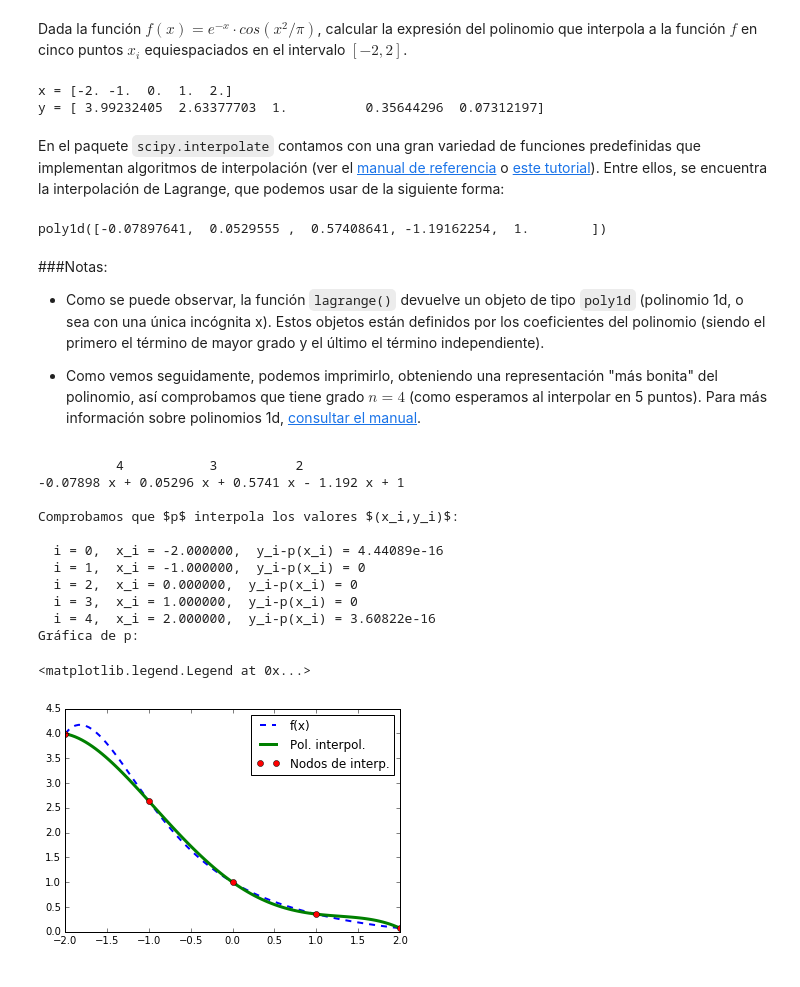
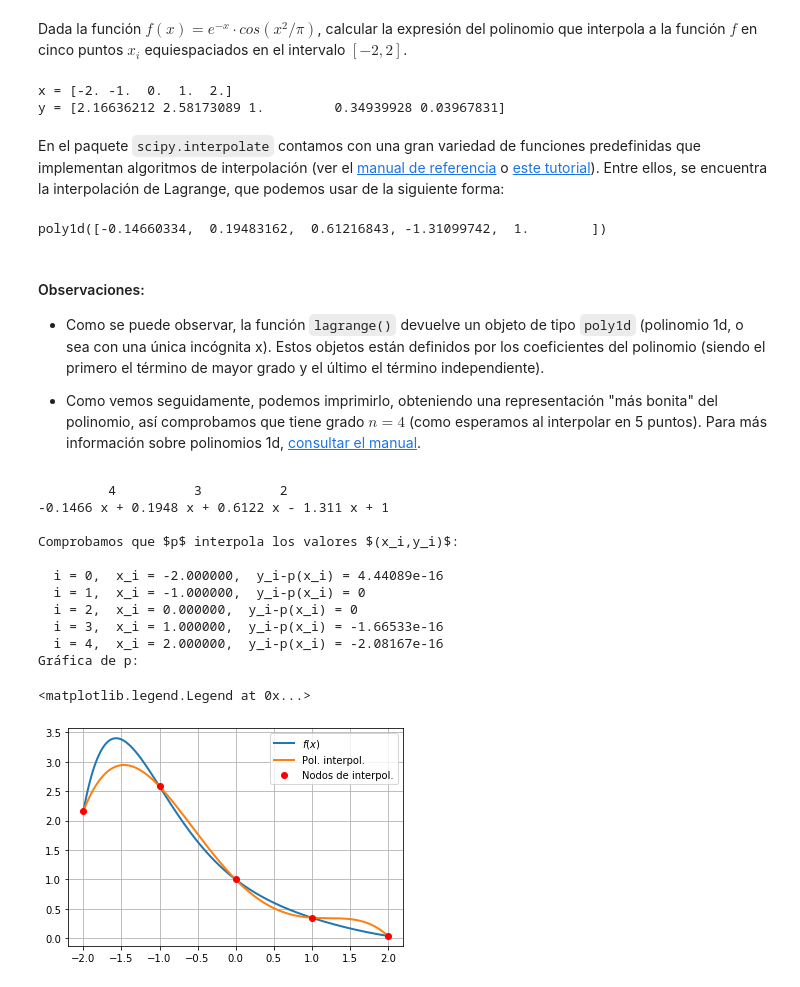
Before and after one commit to rrgalvan/python-mnii, a Jupyter notebook: 2-interpolacion/Tema-2_Pb-1.ipynb, the cells around one changed output. Drawn from its saved outputs; the diff is of its cells as text; code cells hidden in the pictures.

Commit message:
Actualizo problema 1 interpol

```diff
--- a/2-interpolacion/Tema-2_Pb-1.ipynb
+++ b/2-interpolacion/Tema-2_Pb-1.ipynb
@@ -10,5 +9,5 @@ import matplotlib.pyplot as plt
 # %%
-f = lambda x: np.exp(-x)*np.cos(x*x/4)
+f = lambda x: np.exp(-x)*np.cos(x*x/pi)
 
 a, b = -2, 2
 n_puntos = 5 # Nº de puntos de interpolación
@@ -20,7 +19,7 @@ print("x =", x)
 print("y =", y)
 # %% [output]
 x = [-2. -1.  0.  1.  2.]
-y = [ 3.99232405  2.63377703  1.          0.35644296  0.07312197]
+y = [2.16636212 2.58173089 1.         0.34939928 0.03967831]
 # %% [markdown]
 En el paquete `scipy.interpolate` contamos con una gran variedad de
 funciones predefinidas que implementan algoritmos de interpolación
@@ -37,9 +36,9 @@ from scipy.interpolate import lagrange
 p = lagrange(x, y) # Pol. de interpol. de Lagrange en nodos (x_i, y_i)
 p
 # %% [output]
-poly1d([-0.07897641,  0.0529555 ,  0.57408641, -1.19162254,  1.        ])
+poly1d([-0.14660334,  0.19483162,  0.61216843, -1.31099742,  1.        ])
 # %% [markdown]
-###Notas:
+#### Observaciones:
 
 - Como se puede observar, la función `lagrange()` devuelve un objeto de tipo `poly1d` (polinomio 1d, o sea con una única incógnita x). Estos objetos están definidos por los coeficientes del polinomio (siendo el primero el término de mayor grado y el último el término independiente).
 
@@ -47,29 +46,29 @@ poly1d([-0.07897641,  0.0529555 ,  0.57408641, -1.19162254,  1.        ])
 # %%
 print(p)
 print()
 print("Comprobamos que $p$ interpola los valores $(x_i,y_i)$:\n")
 for i in range(n_puntos):
     print ("  i = %i,  x_i = %f,  y_i-p(x_i) = %g" % (i, x[i], y[i] - p( x[i] ) ))
 
 print ("Gráfica de p:")
 
-x_fino = np.linspace(a, b, 100) # 100 puntos entre a y b
-plt.plot(x_fino, f(x_fino), "--", label="f(x)", lw=2)
-plt.plot(x_fino, p(x_fino), label="Pol. interpol.", lw=3)
-plt.plot(x, y, 'o', label="Nodos de interp.")
-
+xx = np.linspace(a, b, 200) # Partición fina (200 puntos entre a y b)
+plt.plot(xx, f(xx), label="$f(x)$", lw=2)
+plt.plot(xx, p(xx), label="Pol. interpol.", lw=2)
+plt.plot(x, y, 'o', label="Nodos de interpol.", c="red")
+plt.grid()
 plt.legend()
 # %% [output]
-          4           3          2
--0.07898 x + 0.05296 x + 0.5741 x - 1.192 x + 1
+         4          3          2
+-0.1466 x + 0.1948 x + 0.6122 x - 1.311 x + 1
 
 Comprobamos que $p$ interpola los valores $(x_i,y_i)$:
 
   i = 0,  x_i = -2.000000,  y_i-p(x_i) = 4.44089e-16
   i = 1,  x_i = -1.000000,  y_i-p(x_i) = 0
   i = 2,  x_i = 0.000000,  y_i-p(x_i) = 0
-  i = 3,  x_i = 1.000000,  y_i-p(x_i) = 0
-  i = 4,  x_i = 2.000000,  y_i-p(x_i) = 3.60822e-16
+  i = 3,  x_i = 1.000000,  y_i-p(x_i) = -1.66533e-16
+  i = 4,  x_i = 2.000000,  y_i-p(x_i) = -2.08167e-16
 Gráfica de p:
 <matplotlib.legend.Legend at 0x...>
-[figure, old version]
+[figure, new version]
```
Also changed, not shown: parts of 7 cells of this notebook.
